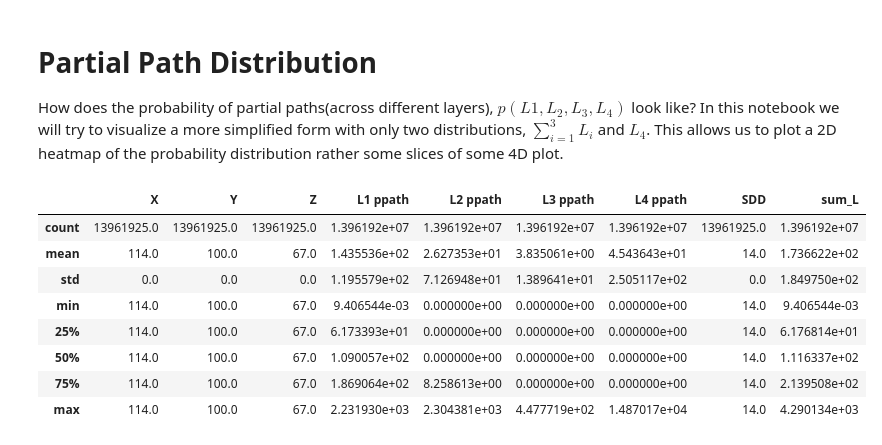
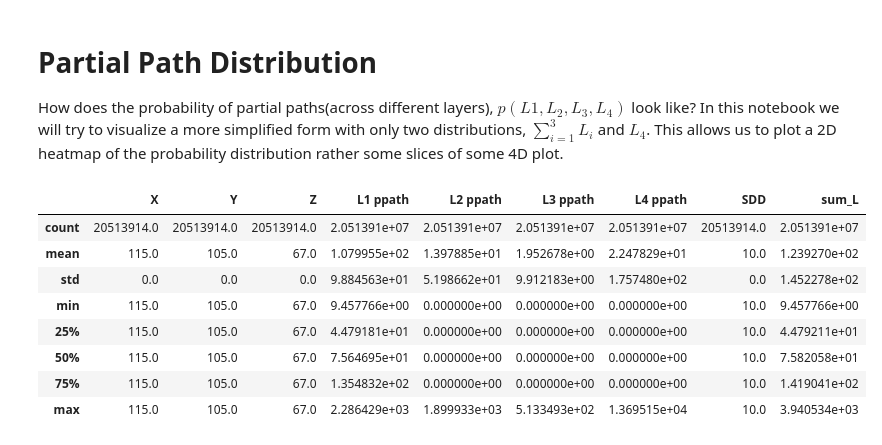
Before and after one commit to dip987/tfo_sensitivity, a Jupyter notebook: notebooks/plotting_partial_path_distribution.ipynb, the cells around one changed output. Saved outputs shown, nothing was run; the diff lists cells and outputs as text; code cells hidden in the pictures.

```diff
--- a/notebooks/plotting_partial_path_distribution.ipynb
+++ b/notebooks/plotting_partial_path_distribution.ipynb
@@ -4,36 +4,40 @@ How does the probability of partial paths(across different layers), $p(L1, L_2,
 # %%
 # Imports
 import pandas as pd
 import numpy as np
 import matplotlib.pyplot as plt
 from tfo_sensitivity.data import load_raw
 import seaborn as sns
+from pathlib import Path
 
 # Plot Setup
 # plt.style.use('seaborn')
 plt.rcParams["figure.dpi"] = 700  # Paper-ready plots
-# Load Sim Data
-maternal_wall_thickness, uterus_thickness, wave_int = 12, 5, 2
-raw_sim_data_path = load_raw(maternal_wall_thickness, uterus_thickness, wave_int)
+# Load Sim Data (Using functions)
+# maternal_wall_thickness, uterus_thickness, wave_int = 6, 5, 2
+# raw_sim_data_path = load_raw(maternal_wall_thickness, uterus_thickness, wave_int)
+
+# Load sim data directly
+raw_sim_data_path = Path(r'/home/rraiyan/simulations/tfo_sim/data/dan_iccps_pencil/fa_1_wv_2_sa_0.1_ns_1_ms_12_ut_5.pkl')
 sim_data = pd.read_pickle(raw_sim_data_path)
+
 # Create SDD column!
-sim_data['SDD'] = sim_data['X'] - 100
-all_sdd = sim_data['SDD'].unique()
+sim_data['SDD'] = sim_data['X'] - sim_data['Y'] # The way I have detectors defined, only X chhanges with SDD, Y stays the same
 
 all_sdd = sim_data['SDD'].unique()
 all_sdd.sort()
-current_sdd = all_sdd[1]
+current_sdd = all_sdd[0]
 
 sim_data = sim_data[sim_data['SDD'] == current_sdd]
 sim_data["sum_L"] = sim_data["L1 ppath"] + sim_data["L2 ppath"] + sim_data["L3 ppath"]
 sim_data.describe()
 # %% [output]
 |  | X | Y | Z | L1 ppath | L2 ppath | L3 ppath | L4 ppath | SDD | sum_L |
-| count | 13961925.0 | 13961925.0 | 13961925.0 | 1.396192e+07 | 1.396192e+07 | 1.396192e+07 | 1.396192e+07 | 13961925.0 | 1.396192e+07 |
-| mean | 114.0 | 100.0 | 67.0 | 1.435536e+02 | 2.627353e+01 | 3.835061e+00 | 4.543643e+01 | 14.0 | 1.736622e+02 |
-| std | 0.0 | 0.0 | 0.0 | 1.195579e+02 | 7.126948e+01 | 1.389641e+01 | 2.505117e+02 | 0.0 | 1.849750e+02 |
-| min | 114.0 | 100.0 | 67.0 | 9.406544e-03 | 0.000000e+00 | 0.000000e+00 | 0.000000e+00 | 14.0 | 9.406544e-03 |
-| 25% | 114.0 | 100.0 | 67.0 | 6.173393e+01 | 0.000000e+00 | 0.000000e+00 | 0.000000e+00 | 14.0 | 6.176814e+01 |
-| 50% | 114.0 | 100.0 | 67.0 | 1.090057e+02 | 0.000000e+00 | 0.000000e+00 | 0.000000e+00 | 14.0 | 1.116337e+02 |
-| 75% | 114.0 | 100.0 | 67.0 | 1.869064e+02 | 8.258613e+00 | 0.000000e+00 | 0.000000e+00 | 14.0 | 2.139508e+02 |
-| max | 114.0 | 100.0 | 67.0 | 2.231930e+03 | 2.304381e+03 | 4.477719e+02 | 1.487017e+04 | 14.0 | 4.290134e+03 |
+| count | 20513914.0 | 20513914.0 | 20513914.0 | 2.051391e+07 | 2.051391e+07 | 2.051391e+07 | 2.051391e+07 | 20513914.0 | 2.051391e+07 |
+| mean | 115.0 | 105.0 | 67.0 | 1.079955e+02 | 1.397885e+01 | 1.952678e+00 | 2.247829e+01 | 10.0 | 1.239270e+02 |
+| std | 0.0 | 0.0 | 0.0 | 9.884563e+01 | 5.198662e+01 | 9.912183e+00 | 1.757480e+02 | 0.0 | 1.452278e+02 |
+| min | 115.0 | 105.0 | 67.0 | 9.457766e+00 | 0.000000e+00 | 0.000000e+00 | 0.000000e+00 | 10.0 | 9.457766e+00 |
+| 25% | 115.0 | 105.0 | 67.0 | 4.479181e+01 | 0.000000e+00 | 0.000000e+00 | 0.000000e+00 | 10.0 | 4.479211e+01 |
+| 50% | 115.0 | 105.0 | 67.0 | 7.564695e+01 | 0.000000e+00 | 0.000000e+00 | 0.000000e+00 | 10.0 | 7.582058e+01 |
+| 75% | 115.0 | 105.0 | 67.0 | 1.354832e+02 | 0.000000e+00 | 0.000000e+00 | 0.000000e+00 | 10.0 | 1.419041e+02 |
+| max | 115.0 | 105.0 | 67.0 | 2.286429e+03 | 1.899933e+03 | 5.133493e+02 | 1.369515e+04 | 10.0 | 3.940534e+03 |
```
Also changed, not shown: parts of 5 cells of this notebook, 1 other file.
